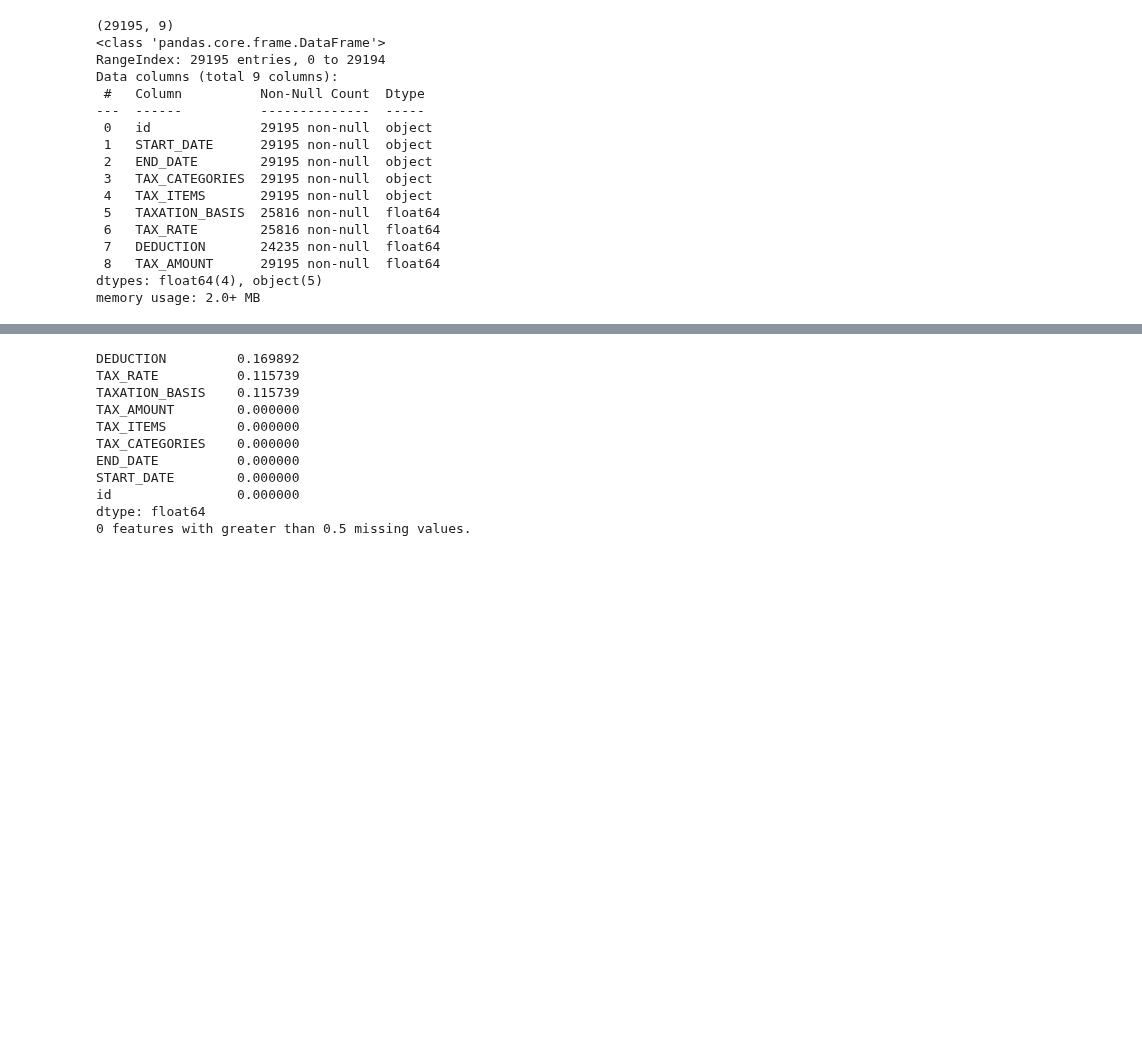
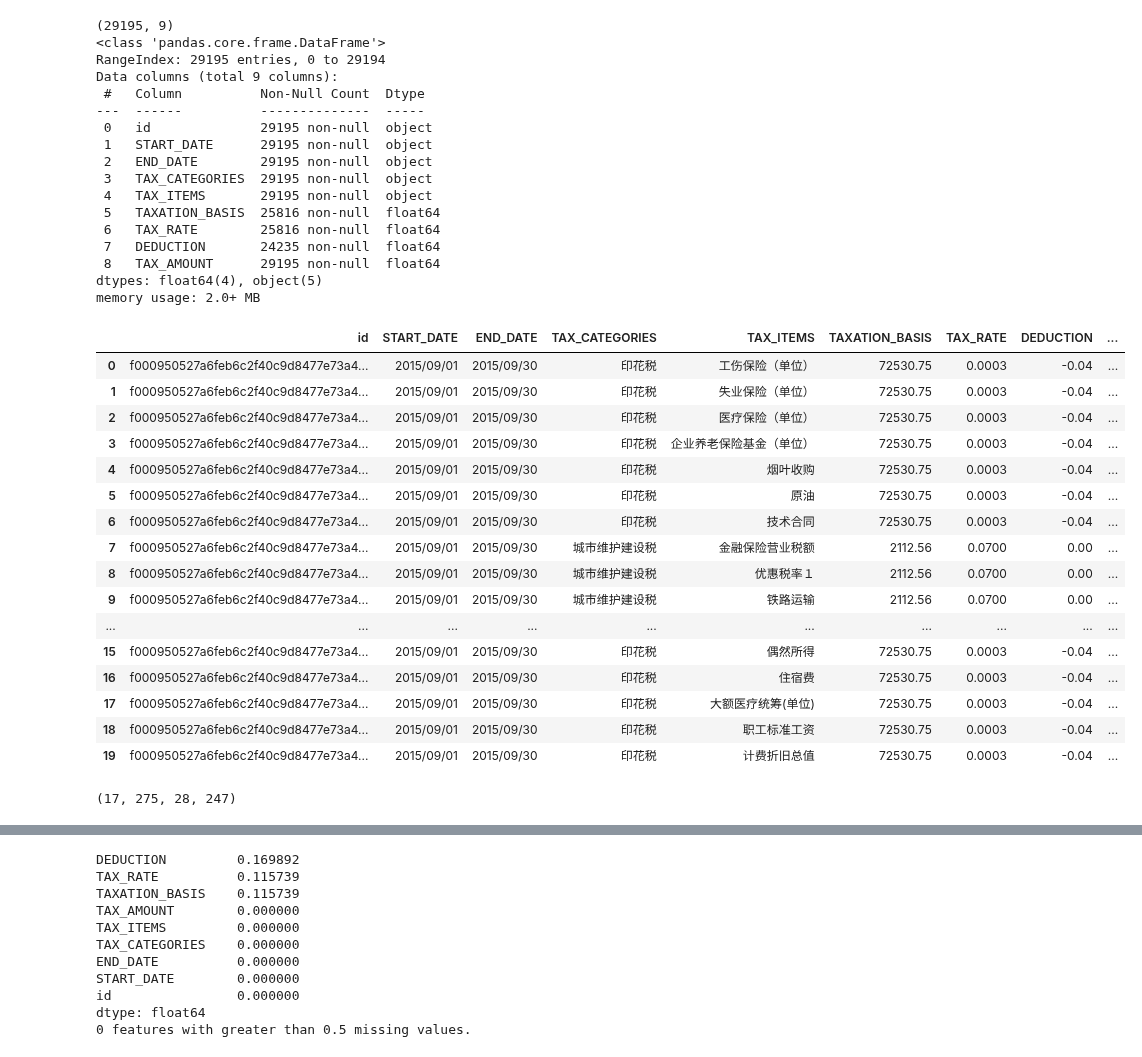
Before and after one commit to michaelzhouy/Competition, a Jupyter notebook: 04-DataFountain/00-CCF/02-企业非法集资风险预测/train/EDA/数据集3：tax_info.csv.ipynb, the cells around one changed output, grey strips where cells are left out. Drawn from its saved outputs; the diff is of its cells as text; code cells hidden in the pictures; blank space fills up the shorter version.

```diff
--- a/04-DataFountain/00-CCF/02-企业非法集资风险预测/train/EDA/数据集3：tax_info.csv.ipynb
+++ b/04-DataFountain/00-CCF/02-企业非法集资风险预测/train/EDA/数据集3：tax_info.csv.ipynb
@@ -9,7 +14,7 @@ warnings.filterwarnings('ignore')
 # 包含数据集7和8中涉及到的企业的纳税信息，每一行代表一个企业的纳税信息，每一行有9列，其中id列为企业唯一标识，列之间采用“,”分隔符分割。
 # 数据格式如下：
 # [id:企业唯一标识, START_DATE:起始时间, END_DATE:终止时间, TAX_CATEGORIES:税种, TAX_ITEMS:税目, TAXATION_BASIS:计税依据, TAX_RATE:税率, DEDUCTION:扣除数, TAX_AMOUNT:税额]
-tax_info = pd.read_csv('../input/train/tax_info.csv')
+tax_info = pd.read_csv('../../input/train/tax_info.csv')
 print(tax_info.shape)
 tax_info.info()
 # %% [output]
@@ -30,3 +35,27 @@ Data columns (total 9 columns):
  8   TAX_AMOUNT      29195 non-null  float64
 dtypes: float64(4), object(5)
 memory usage: 2.0+ MB
+# %%
+tax_info.head(20)
+# %% [output]
+|  | id | START_DATE | END_DATE | TAX_CATEGORIES | TAX_ITEMS | TAXATION_BASIS | TAX_RATE | DEDUCTION | ... |
+| 0 | f000950527a6feb6c2f40c9d8477e73a4... | 2015/09/01 | 2015/09/30 | 印花税 | 工伤保险（单位） | 72530.75 | 0.0003 | -0.04 | ... |
+| 1 | f000950527a6feb6c2f40c9d8477e73a4... | 2015/09/01 | 2015/09/30 | 印花税 | 失业保险（单位） | 72530.75 | 0.0003 | -0.04 | ... |
+| 2 | f000950527a6feb6c2f40c9d8477e73a4... | 2015/09/01 | 2015/09/30 | 印花税 | 医疗保险（单位） | 72530.75 | 0.0003 | -0.04 | ... |
+| 3 | f000950527a6feb6c2f40c9d8477e73a4... | 2015/09/01 | 2015/09/30 | 印花税 | 企业养老保险基金（单位） | 72530.75 | 0.0003 | -0.04 | ... |
+| 4 | f000950527a6feb6c2f40c9d8477e73a4... | 2015/09/01 | 2015/09/30 | 印花税 | 烟叶收购 | 72530.75 | 0.0003 | -0.04 | ... |
+| 5 | f000950527a6feb6c2f40c9d8477e73a4... | 2015/09/01 | 2015/09/30 | 印花税 | 原油 | 72530.75 | 0.0003 | -0.04 | ... |
+| 6 | f000950527a6feb6c2f40c9d8477e73a4... | 2015/09/01 | 2015/09/30 | 印花税 | 技术合同 | 72530.75 | 0.0003 | -0.04 | ... |
+| 7 | f000950527a6feb6c2f40c9d8477e73a4... | 2015/09/01 | 2015/09/30 | 城市维护建设税 | 金融保险营业税额 | 2112.56 | 0.0700 | 0.00 | ... |
+| 8 | f000950527a6feb6c2f40c9d8477e73a4... | 2015/09/01 | 2015/09/30 | 城市维护建设税 | 优惠税率１ | 2112.56 | 0.0700 | 0.00 | ... |
+| 9 | f000950527a6feb6c2f40c9d8477e73a4... | 2015/09/01 | 2015/09/30 | 城市维护建设税 | 铁路运输 | 2112.56 | 0.0700 | 0.00 | ... |
+| ... | ... | ... | ... | ... | ... | ... | ... | ... | ... |
+| 15 | f000950527a6feb6c2f40c9d8477e73a4... | 2015/09/01 | 2015/09/30 | 印花税 | 偶然所得 | 72530.75 | 0.0003 | -0.04 | ... |
+| 16 | f000950527a6feb6c2f40c9d8477e73a4... | 2015/09/01 | 2015/09/30 | 印花税 | 住宿费 | 72530.75 | 0.0003 | -0.04 | ... |
+| 17 | f000950527a6feb6c2f40c9d8477e73a4... | 2015/09/01 | 2015/09/30 | 印花税 | 大额医疗统筹(单位) | 72530.75 | 0.0003 | -0.04 | ... |
+| 18 | f000950527a6feb6c2f40c9d8477e73a4... | 2015/09/01 | 2015/09/30 | 印花税 | 职工标准工资 | 72530.75 | 0.0003 | -0.04 | ... |
+| 19 | f000950527a6feb6c2f40c9d8477e73a4... | 2015/09/01 | 2015/09/30 | 印花税 | 计费折旧总值 | 72530.75 | 0.0003 | -0.04 | ... |
+# %%
+tax_info['TAX_CATEGORIES'].nunique(), tax_info['TAX_ITEMS'].nunique(), tax_info['TAX_RATE'].nunique(), tax_info['DEDUCTION'].nunique()
+# %% [output]
+(17, 275, 28, 247)
```
Also changed, not shown: parts of 14 cells of this notebook.
